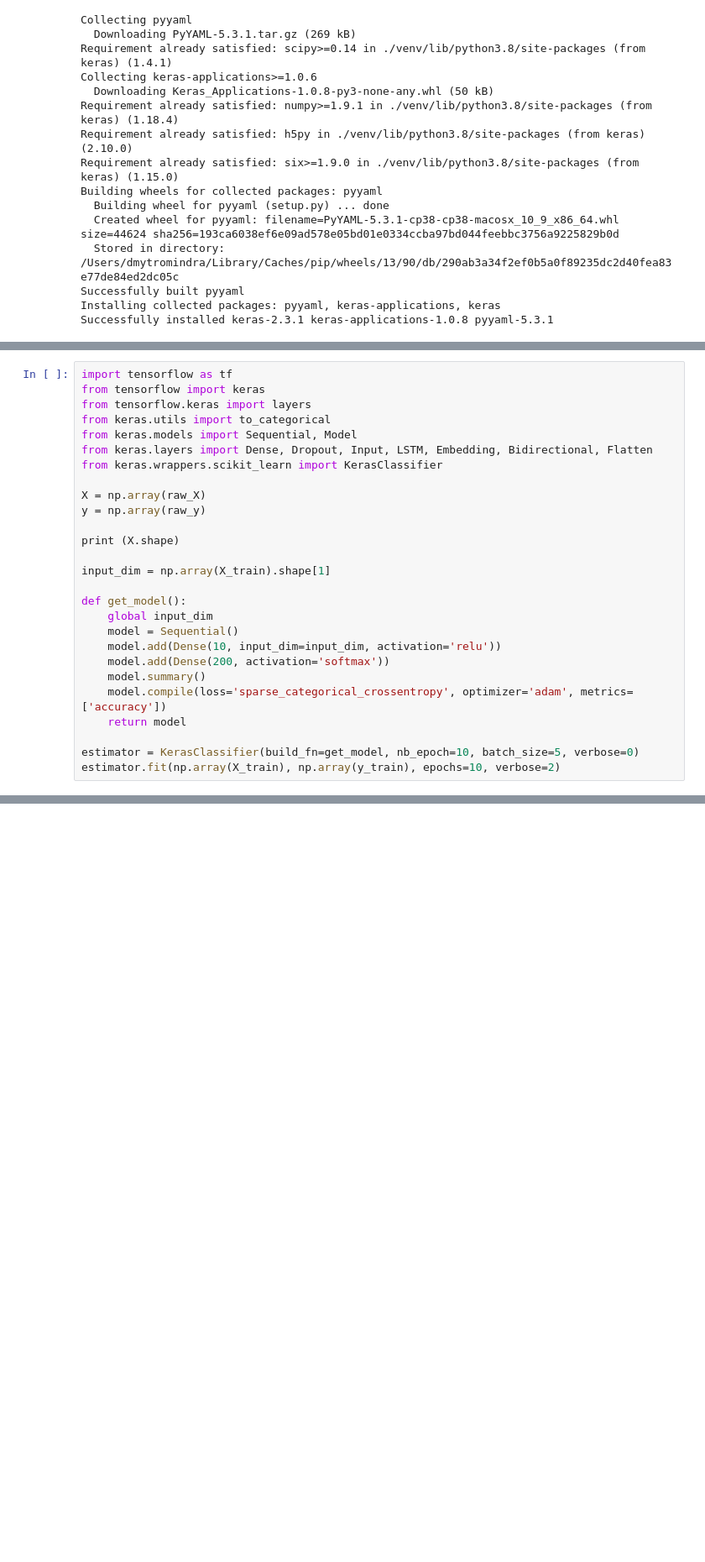
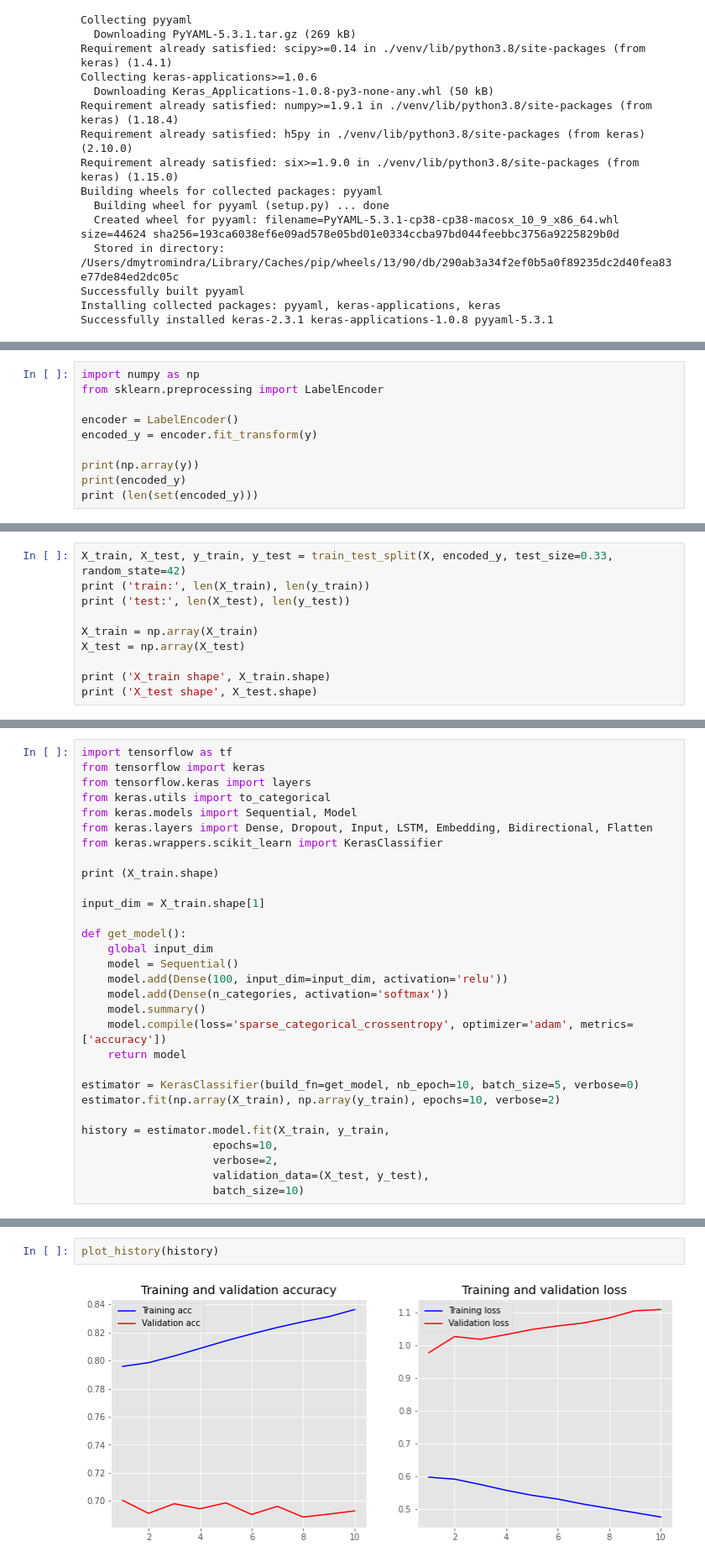
Before and after one commit to vseloved/prj-nlp-2020, a Jupyter notebook: students/DmytroMindra/11-nn/11-nn.ipynb, the cells around one changed output, grey strips where cells are left out. Shown at 84% size. Cells and saved outputs as stored; diff of their text form; blank space fills up the shorter version.

```diff
--- a/students/DmytroMindra/11-nn/11-nn.ipynb
+++ b/students/DmytroMindra/11-nn/11-nn.ipynb
@@ -464,0 +472,10 @@ X_train, X_test, y_train, y_test = train_test_split(raw_X, raw_y, test_size=0.33
+# %%
+import numpy as np
+from sklearn.preprocessing import LabelEncoder
+
+encoder = LabelEncoder()
+encoded_y = encoder.fit_transform(y)
+
+print(np.array(y))
+print(encoded_y)
+print (len(set(encoded_y)))
@@ -464,0 +486,10 @@ X_train, X_test, y_train, y_test = train_test_split(raw_X, raw_y, test_size=0.33
+# %%
+X_train, X_test, y_train, y_test = train_test_split(X, encoded_y, test_size=0.33, random_state=42)
+print ('train:', len(X_train), len(y_train))
+print ('test:', len(X_test), len(y_test))
+
+X_train = np.array(X_train)
+X_test = np.array(X_test)
+
+print ('X_train shape', X_train.shape)
+print ('X_test shape', X_test.shape)
@@ -471,22 +509,25 @@ from keras.models import Sequential, Model
 from keras.layers import Dense, Dropout, Input, LSTM, Embedding, Bidirectional, Flatten
 from keras.wrappers.scikit_learn import KerasClassifier
 
-X = np.array(raw_X)
-y = np.array(raw_y)
+print (X_train.shape)
 
-print (X.shape)
-
-input_dim = np.array(X_train).shape[1]
+input_dim = X_train.shape[1]
 
 def get_model():
     global input_dim
     model = Sequential()
-    model.add(Dense(10, input_dim=input_dim, activation='relu'))
-    model.add(Dense(200, activation='softmax'))
+    model.add(Dense(100, input_dim=input_dim, activation='relu'))
+    model.add(Dense(n_categories, activation='softmax'))
     model.summary()
     model.compile(loss='sparse_categorical_crossentropy', optimizer='adam', metrics=['accuracy'])
     return model
 
 estimator = KerasClassifier(build_fn=get_model, nb_epoch=10, batch_size=5, verbose=0)
 estimator.fit(np.array(X_train), np.array(y_train), epochs=10, verbose=2)
+
+history = estimator.model.fit(X_train, y_train,
+                    epochs=10,
+                    verbose=2,
+                    validation_data=(X_test, y_test),
+                    batch_size=10)
 # %% [output]
@@ -510,0 +579,4 @@ Epoch 10/10
+# %%
+plot_history(history)
+# %% [output]
+[figure, added]
```
Also changed, not shown: parts of 53 cells of this notebook.
